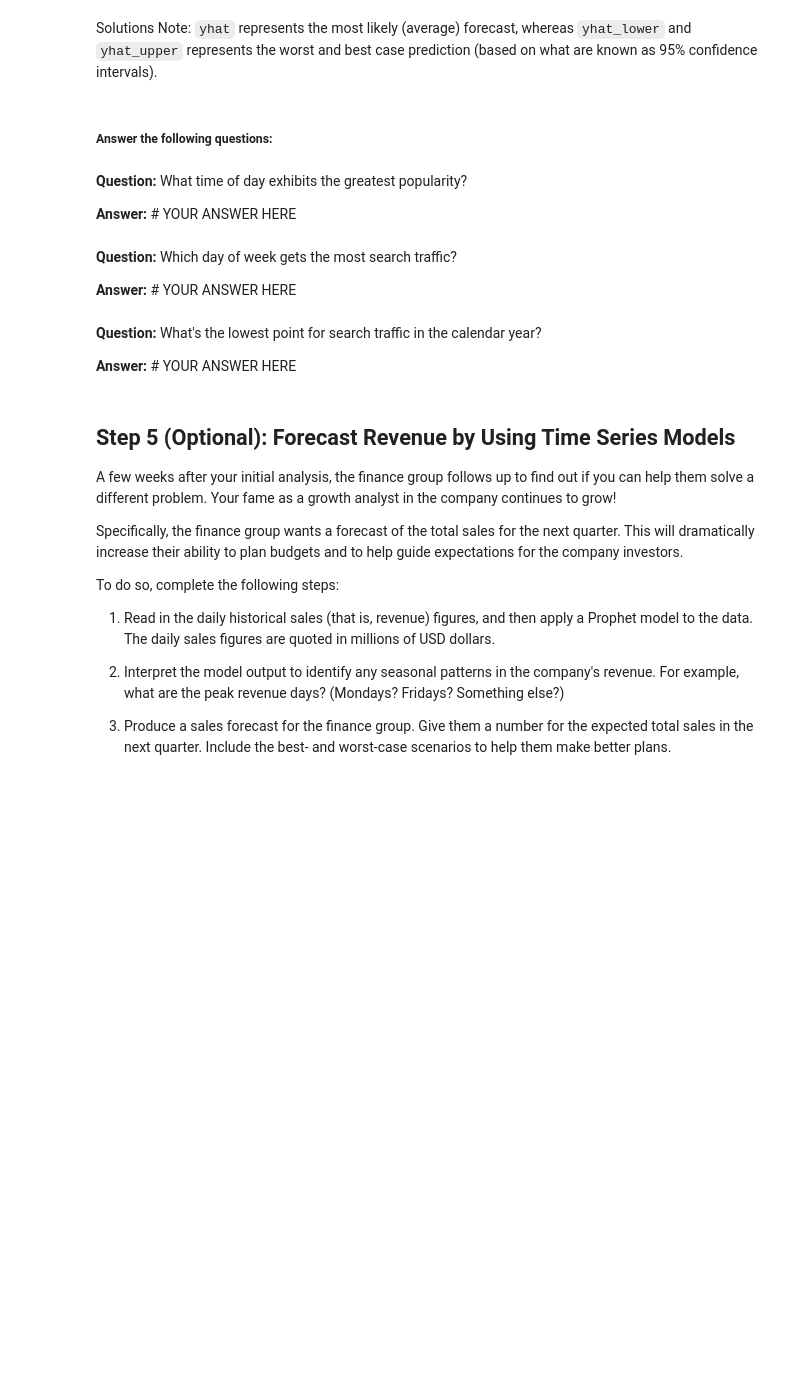
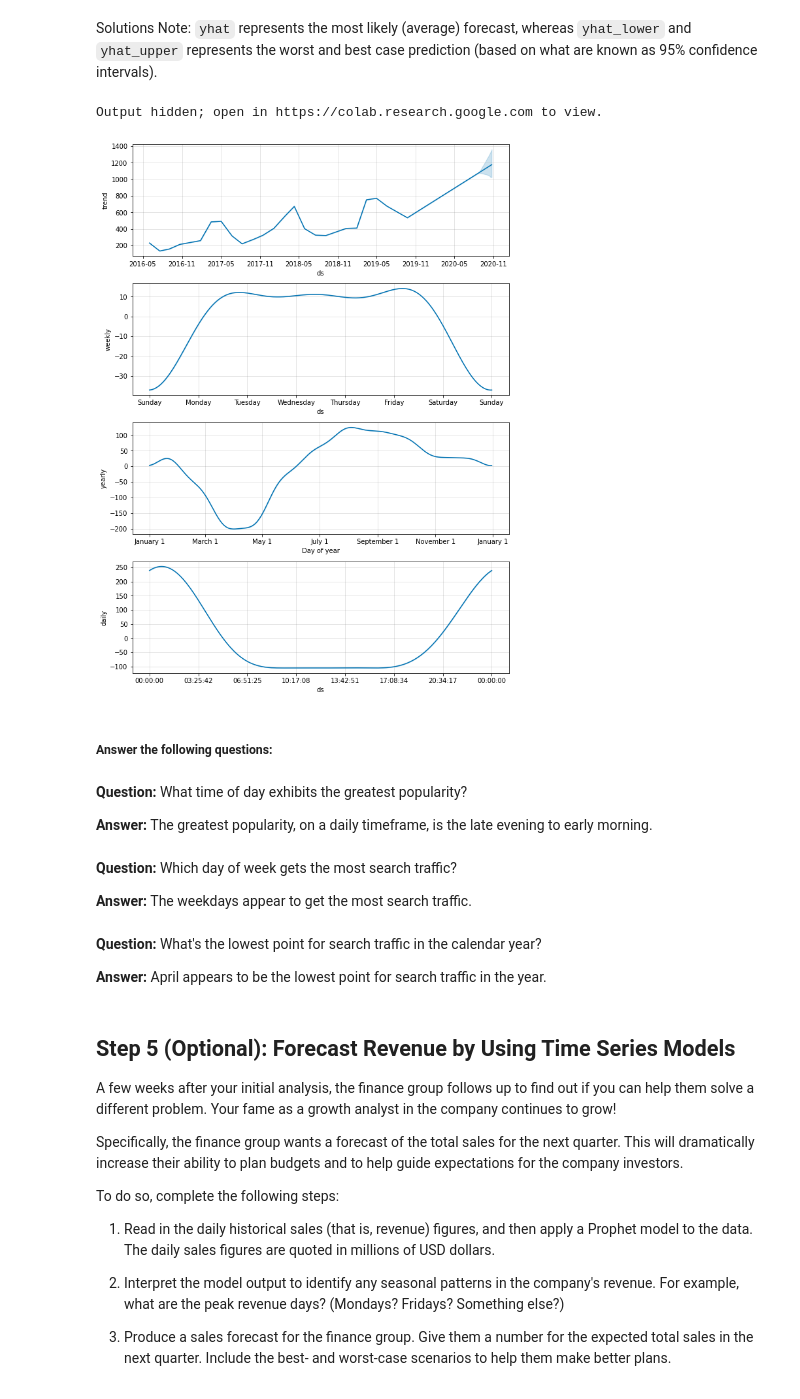
Before and after one commit to jasonjgarcia24/net-profit-forcasting, a Jupyter notebook: forecasting_net_prophet.ipynb, the cells around one changed output. Cells and saved outputs as stored; diff of their text form; code cells hidden in the pictures; blank space fills up the shorter version.

```diff
--- a/forecasting_net_prophet.ipynb
+++ b/forecasting_net_prophet.ipynb
@@ -568,7 +602,7 @@ forecast_mercado_trends = # YOUR CODE HERE
 * What's the lowest point for search traffic in the calendar year?
 # %%
 # Set the index in the forecast_mercado_trends DataFrame to the ds datetime column
-forecast_mercado_trends = # YOUR CODE HERE
+forecast_mercado_trends = forecast_mercado_trends.set_index(["ds"])
 
 # View the only the yhat,yhat_lower and yhat_upper columns from the DataFrame
-# YOUR CODE HERE
+forecast_mercado_trends[["yhat", "yhat_lower", "yhat_upper"]]
@@ -580,28 +629,32 @@ hv.extension('bokeh')
 
 # From the forecast_mercado_trends DataFrame, use hvPlot to visualize
 #  the yhat, yhat_lower, and yhat_upper columns over the last 2000 hours
-# YOUR CODE HERE
+forecast_mercado_trends[["yhat_lower", "yhat_upper", "yhat"]].hvplot()
+# %% [output]
+Output hidden; open in https://colab.research.google.com to view.
 # %%
 # Reset the index in the forecast_mercado_trends DataFrame
-forecast_mercado_trends = # YOUR CODE HERE
+forecast_mercado_trends = forecast_mercado_trends.reset_index()
 
 # Use the plot_components function to visualize the forecast results
-# for the forecast_canada DataFrame
-figures_mercado_trends = # YOUR CODE HERE
+# for the figures_mercado_trends DataFrame
+figures_mercado_trends = model_mercado_trends.plot_components(forecast_mercado_trends);
+# %% [output]
+[figure, added]
 # %% [markdown]
 ##### Answer the following questions:
 # %% [markdown]
 **Question:** What time of day exhibits the greatest popularity?
 
-**Answer:** # YOUR ANSWER HERE
+**Answer:** The greatest popularity, on a daily timeframe, is the late evening to early morning.
 # %% [markdown]
 **Question:** Which day of week gets the most search traffic?
 
-**Answer:** # YOUR ANSWER HERE
+**Answer:** The weekdays appear to get the most search traffic.
 # %% [markdown]
 **Question:** What's the lowest point for search traffic in the calendar year?
 
-**Answer:** # YOUR ANSWER HERE
+**Answer:** April appears to be the lowest point for search traffic in the year.
 # %% [markdown]
 ## Step 5 (Optional): Forecast Revenue by Using Time Series Models
 
```
Also changed, not shown: parts of 24 cells of this notebook.
